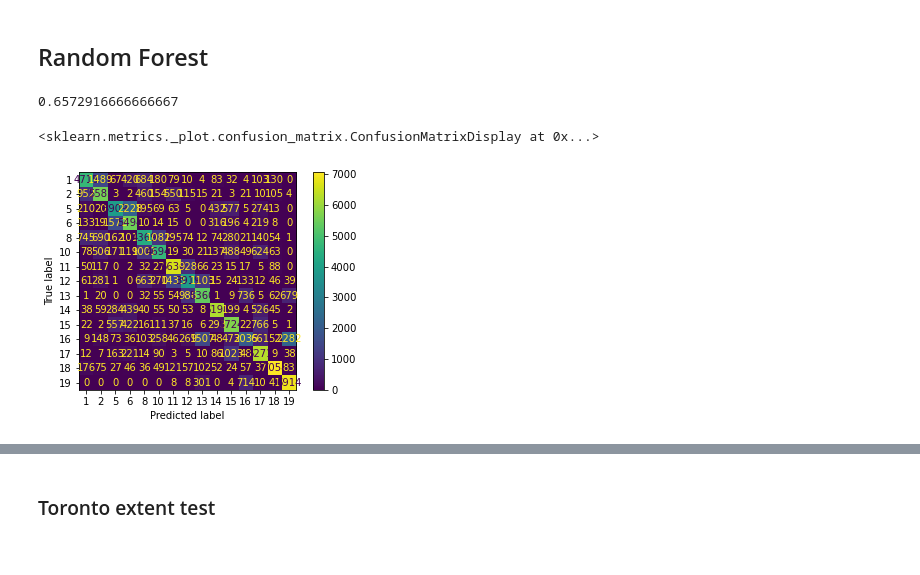
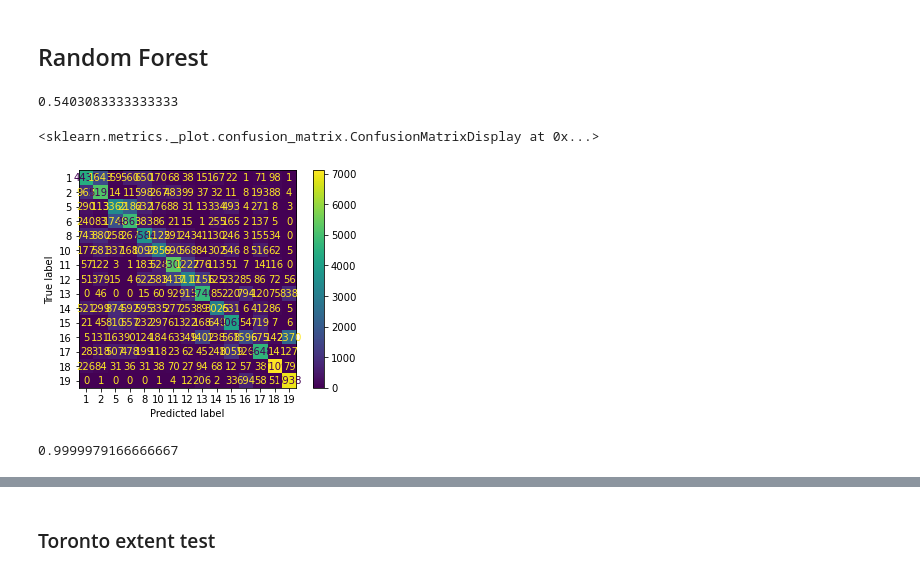
Before and after one commit to fynnweaver/Land_Cover_Classification, a Jupyter notebook: Code.ipynb, the cells around one changed output, grey strips where cells are left out. Saved outputs shown, nothing was run; the diff lists cells and outputs as text; code cells hidden in the pictures.

```diff
--- a/Code.ipynb
+++ b/Code.ipynb
@@ -251,8 +315,39 @@ for image in train_images:
     data = pd.concat([data, subset])
 
 data.head()
+# %%
+def add_layers(df):
+    """
+    This function takes in a dataframe and calculates the NDVI, Moisture Index, NDWI and NDSI
+    Outputs = dataframe with added layer columns
+    """
+    #Create NDVI column (B08-B04)/(B08+B04)
+    df['NDVI'] = (df.B08 - df.B04)/(df.B08 + df.B04)
+    #Create Moisture index (B8A-B11)/(B8A+B11)
+    df['Moisture'] = (df.B8A - df.B11)/(df.B8A + df.B11)
+    #Create NDWI (B3-B8)/(B3+B8)
+    df['NDWI'] = (df.B03 - df.B08)/(df.B03 + df.B08)
+    #create NDSI (B3-B11)/(B3+B11)
+    df['NDSI'] = (df.B03 - df.B11)/(df.B03 + df.B11)
+
+    return df
+
+def replace_values(df):
+    """
+    This function replaces the infinity values with Nan then replaces that with new infinity values
+    """
+    #Replace infinity values with Nan
+    df.replace([np.inf, -np.inf], np.NAN, inplace=True)
+
+    #Fill in null values
+    df.fillna(999, inplace=True)
+
+    return df
+# %%
+main_dataframe = add_layers(main_dataframe)
+main_dataframe = replace_values(main_dataframe)
 # %%
-data.value_counts('y').sort_index()
+main_dataframe = main_dataframe.iloc[:, 12:]
 # %%
 #check dataframe shape and print class value counts
 print(main_dataframe.shape)
@@ -331,10 +425,10 @@ y = data.y
 X = data.drop('y', axis = 1)
 
 #Dimensionality reduction - replace X with X_pca and run to try
-pca = PCA(n_components = 6)
+pca = PCA(n_components = 4)
 pca.fit(X)
 print(pca.explained_variance_ratio_)
 X_pca = pca.transform(X)
 
-X_train, X_test, y_train, y_test = train_test_split(X, y, stratify = y, train_size=0.8, random_state = 0)
+X_train, X_test, y_train, y_test = train_test_split(X_pca, y, stratify = y, train_size=0.8, random_state = 0)
 # %% [output]
@@ -377,20 +475,24 @@ group_folder = 'base_run/'
 # %% [markdown]
 ## Random Forest
 # %%
-forest = RandomForestClassifier(random_state = 0,  n_estimators = 300, max_depth = 25, max_features = 2).fit(X_train, y_train)
-
+forest = RandomForestClassifier(random_state = 0, n_estimators = 300, max_depth = 15, max_features = 2).fit(X_train, y_train)
 #get accuracy
 forest_pred = forest.predict(X_test)
 print(accuracy_score(y_test, forest_pred))
 
 #plot confusion matrix
 cm_forest = confusion_matrix(y_test, forest_pred)
 cm_forest_fig = ConfusionMatrixDisplay(confusion_matrix = cm_forest, display_labels = forest.classes_)
 cm_forest_fig.plot()
 # %% [output]
-0.6572916666666667
+0.5403083333333333
 <sklearn.metrics._plot.confusion_matrix.ConfusionMatrixDisplay at 0x...>
-[figure, old version]
+[figure, new version]
+# %%
+forest_train_pred = forest.predict(X_train)
+print(accuracy_score(y_train, forest_train_pred))
+# %% [output]
+0.9999979166666667
 # %%
 #band weight
 forest.feature_importances_
```
Also changed, not shown: parts of 35 cells of this notebook, 9 other files.
